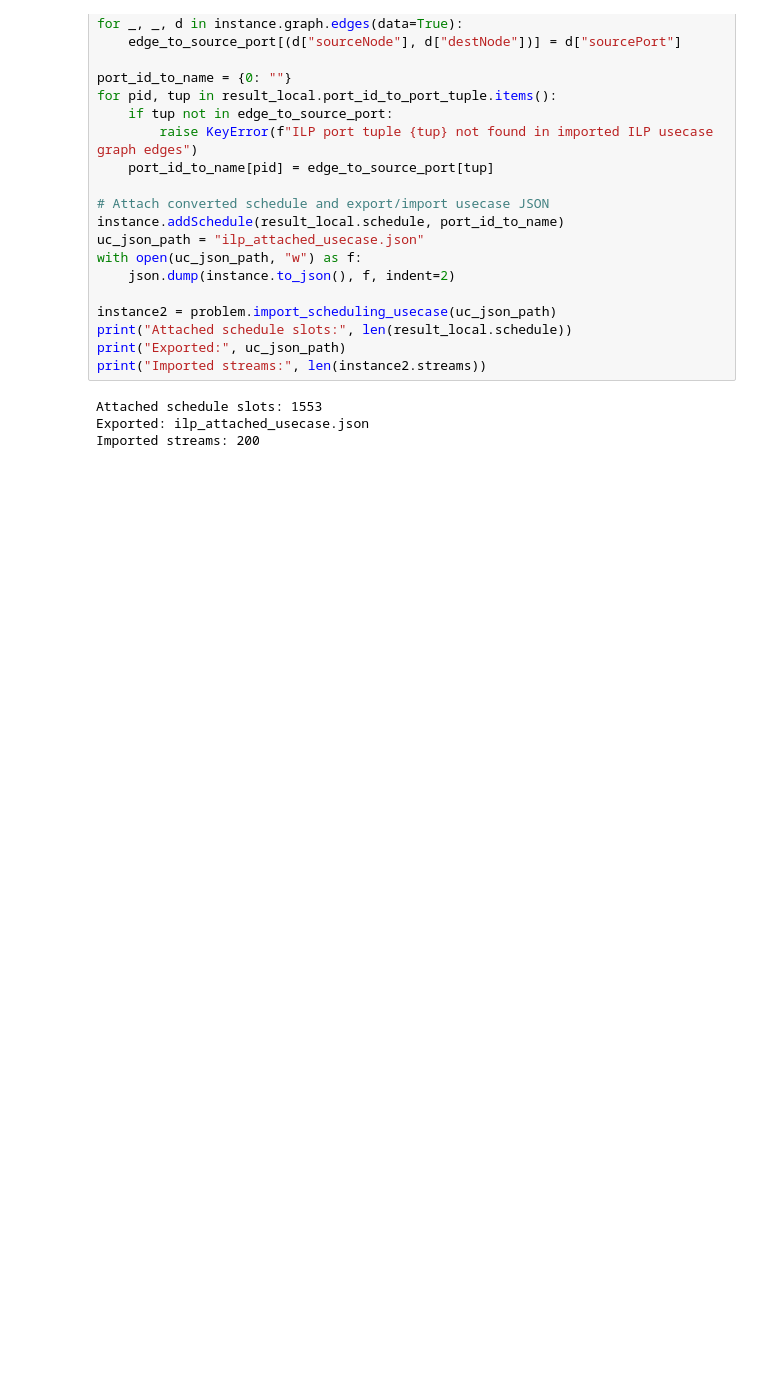
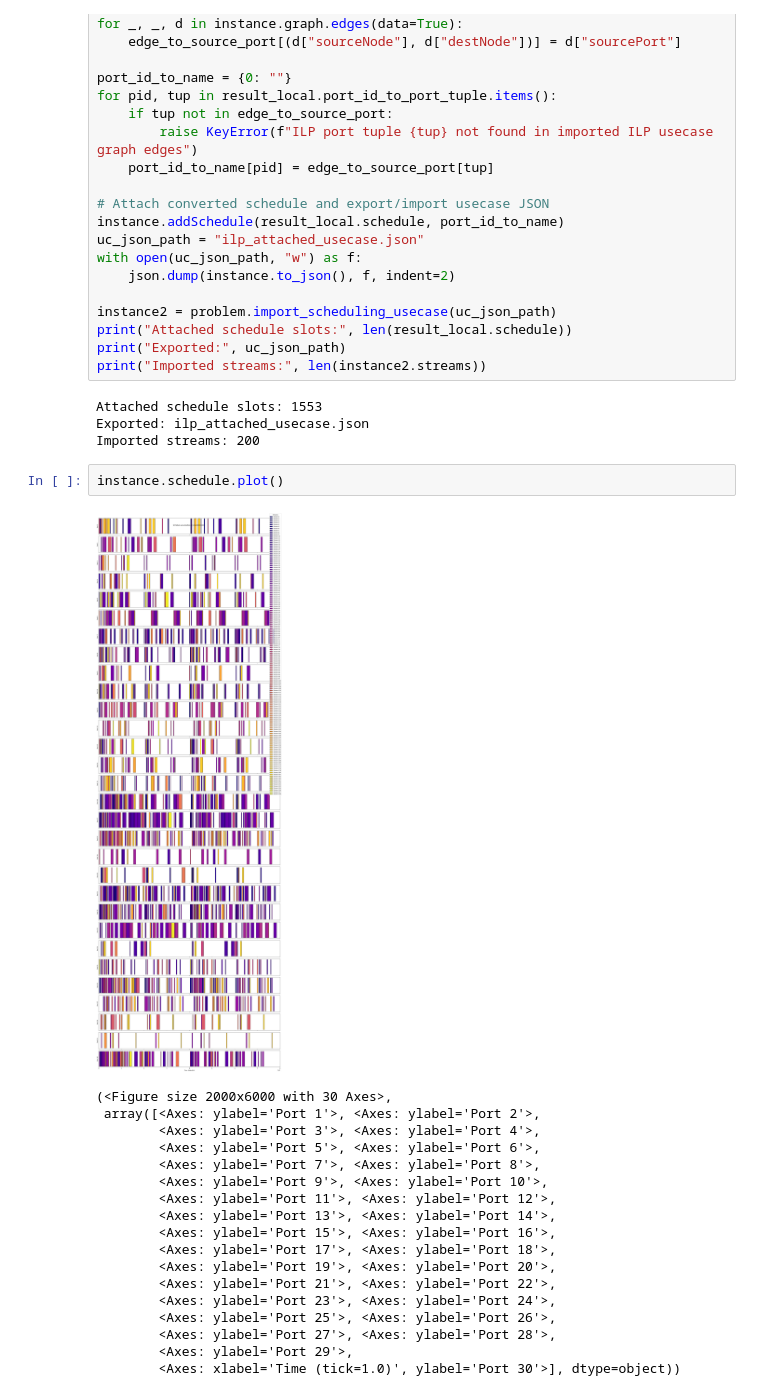
Before and after one commit to TSNTools/TSN_optimizer_platform, a Jupyter notebook: test_conversion.ipynb, the cells around one changed output. Saved outputs shown, nothing was run; the diff lists cells and outputs as text; blank space fills up the shorter version.

```diff
--- a/test_conversion.ipynb
+++ b/test_conversion.ipynb
@@ -262,3 +265,24 @@ print("Imported streams:", len(instance2.streams))
 Attached schedule slots: 1553
 Exported: ilp_attached_usecase.json
 Imported streams: 200
+# %%
+instance.schedule.plot()
+# %% [output]
+[figure, added]
+(<Figure size 2000x6000 with 30 Axes>,
+ array([<Axes: ylabel='Port 1'>, <Axes: ylabel='Port 2'>,
+        <Axes: ylabel='Port 3'>, <Axes: ylabel='Port 4'>,
+        <Axes: ylabel='Port 5'>, <Axes: ylabel='Port 6'>,
+        <Axes: ylabel='Port 7'>, <Axes: ylabel='Port 8'>,
+        <Axes: ylabel='Port 9'>, <Axes: ylabel='Port 10'>,
+        <Axes: ylabel='Port 11'>, <Axes: ylabel='Port 12'>,
+        <Axes: ylabel='Port 13'>, <Axes: ylabel='Port 14'>,
+        <Axes: ylabel='Port 15'>, <Axes: ylabel='Port 16'>,
+        <Axes: ylabel='Port 17'>, <Axes: ylabel='Port 18'>,
+        <Axes: ylabel='Port 19'>, <Axes: ylabel='Port 20'>,
+        <Axes: ylabel='Port 21'>, <Axes: ylabel='Port 22'>,
+        <Axes: ylabel='Port 23'>, <Axes: ylabel='Port 24'>,
+        <Axes: ylabel='Port 25'>, <Axes: ylabel='Port 26'>,
+        <Axes: ylabel='Port 27'>, <Axes: ylabel='Port 28'>,
+        <Axes: ylabel='Port 29'>,
+        <Axes: xlabel='Time (tick=1.0)', ylabel='Port 30'>], dtype=object))
```
Also changed, not shown: parts of 8 cells of this notebook, 25 other files.
